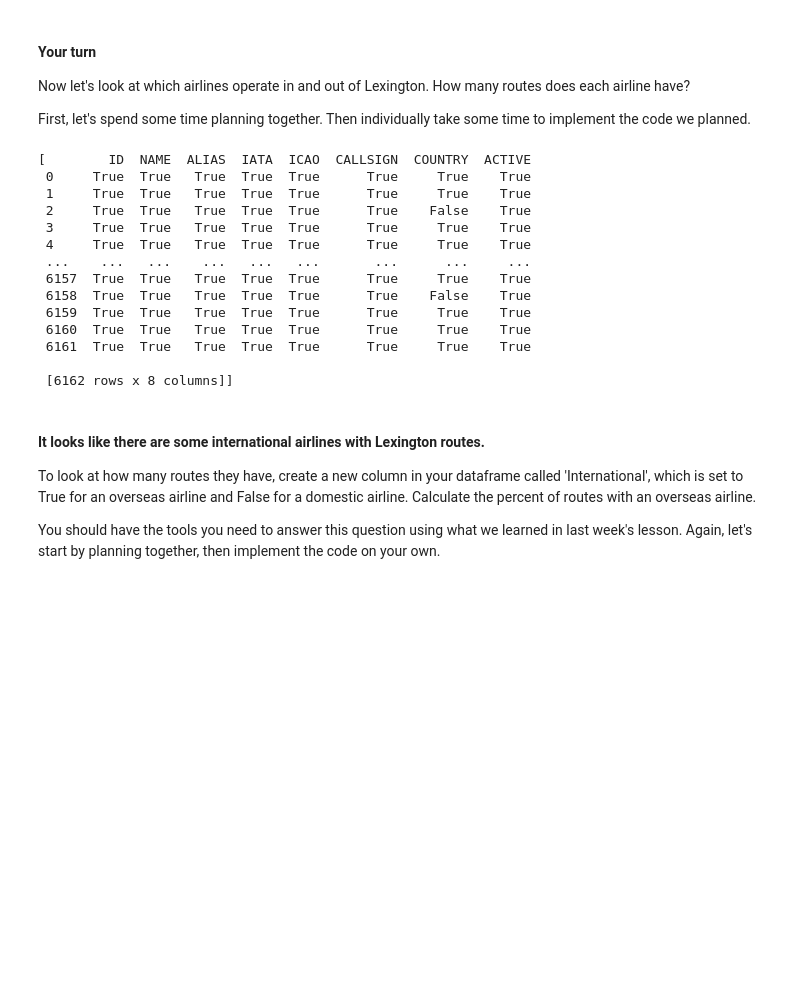
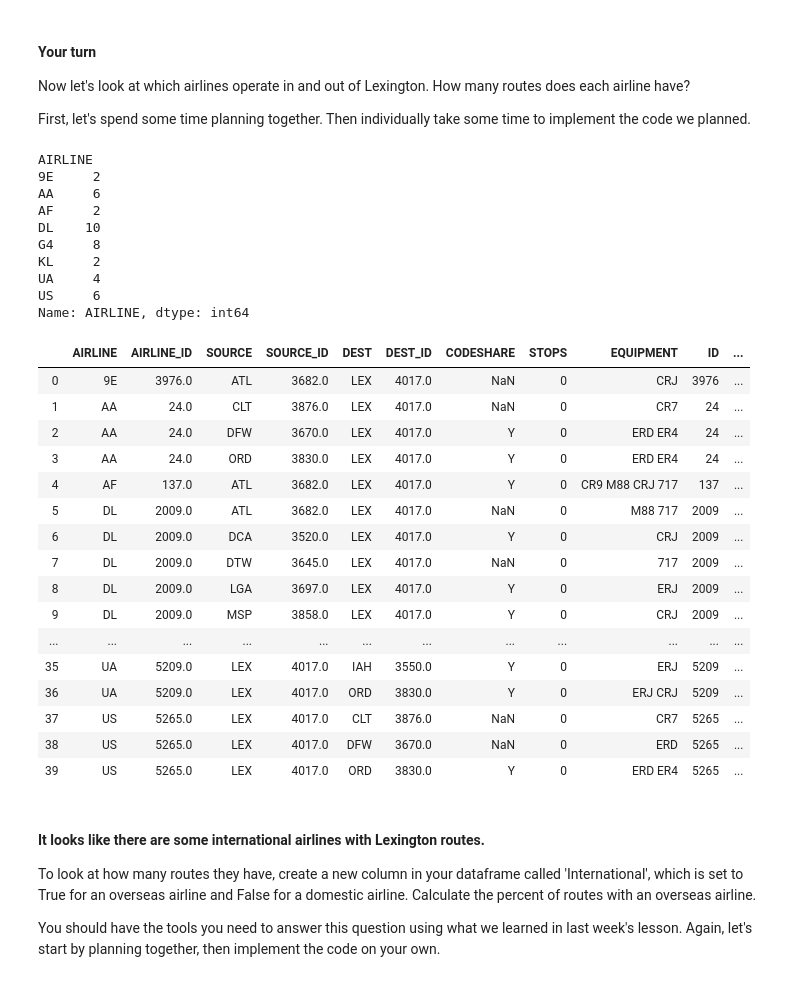
Before and after one commit to abs8090/ce599, a Jupyter notebook: 07-Merging/open-flights-tutorial.ipynb, the cells around one changed output. Saved outputs shown, nothing was run; the diff lists cells and outputs as text; code cells hidden in the pictures; blank space fills up the shorter version.

```diff
--- a/07-Merging/open-flights-tutorial.ipynb
+++ b/07-Merging/open-flights-tutorial.ipynb
@@ -365,28 +365,50 @@ Now let's look at which airlines operate in and out of Lexington.  How many rout
 
 First, let's spend some time planning together.  Then individually take some time to implement the code we planned.
 # %%
-# to_lex = routes[routes['DEST']=='LEX']
-# from_lex = routes[routes['SOURCE']=='FUN']
-# lex_routes = pd.concat([to_lex, from_lex])
-
-# routes['AIRLINE'].groupby(routes['AIRLINE']).count()
+to_lex = routes[routes['DEST']=='LEX']
+from_lex = routes[routes['SOURCE']=='LEX']
+lex_routes = pd.concat([to_lex, from_lex])
 lex_routes['AIRLINE'].groupby(routes['AIRLINE']).count()
-[airlines != 'United States']
 # %% [output]
-[        ID  NAME  ALIAS  IATA  ICAO  CALLSIGN  COUNTRY  ACTIVE
- 0     True  True   True  True  True      True     True    True
- 1     True  True   True  True  True      True     True    True
- 2     True  True   True  True  True      True    False    True
- 3     True  True   True  True  True      True     True    True
- 4     True  True   True  True  True      True     True    True
- ...    ...   ...    ...   ...   ...       ...      ...     ...
- 6157  True  True   True  True  True      True     True    True
- 6158  True  True   True  True  True      True    False    True
- 6159  True  True   True  True  True      True     True    True
- 6160  True  True   True  True  True      True     True    True
- 6161  True  True   True  True  True      True     True    True
-
- [6162 rows x 8 columns]]
+AIRLINE
+9E     2
+AA     6
+AF     2
+DL    10
+G4     8
+KL     2
+UA     4
+US     6
+Name: AIRLINE, dtype: int64
+# %%
+lex_routes
+international_airlines = pd.merge(lex_routes, airlines, left_on='AIRLINE', right_on='IATA', how='left')
+international_airlines.insert(16, 'international', True)
+for i, row in international_airlines.iterrows():
+    if row['COUNTRY'] == 'United States':
+        international_airlines.iloc[i,16] = True
+    else:
+        international_airlines.iloc[i,16] = False
+
+international_airlines
+# %% [output]
+|  | AIRLINE | AIRLINE_ID | SOURCE | SOURCE_ID | DEST | DEST_ID | CODESHARE | STOPS | EQUIPMENT | ID | ... |
+| 0 | 9E | 3976.0 | ATL | 3682.0 | LEX | 4017.0 | NaN | 0 | CRJ | 3976 | ... |
+| 1 | AA | 24.0 | CLT | 3876.0 | LEX | 4017.0 | NaN | 0 | CR7 | 24 | ... |
+| 2 | AA | 24.0 | DFW | 3670.0 | LEX | 4017.0 | Y | 0 | ERD ER4 | 24 | ... |
+| 3 | AA | 24.0 | ORD | 3830.0 | LEX | 4017.0 | Y | 0 | ERD ER4 | 24 | ... |
+| 4 | AF | 137.0 | ATL | 3682.0 | LEX | 4017.0 | Y | 0 | CR9 M88 CRJ 717 | 137 | ... |
+| 5 | DL | 2009.0 | ATL | 3682.0 | LEX | 4017.0 | NaN | 0 | M88 717 | 2009 | ... |
+| 6 | DL | 2009.0 | DCA | 3520.0 | LEX | 4017.0 | Y | 0 | CRJ | 2009 | ... |
+| 7 | DL | 2009.0 | DTW | 3645.0 | LEX | 4017.0 | NaN | 0 | 717 | 2009 | ... |
+| 8 | DL | 2009.0 | LGA | 3697.0 | LEX | 4017.0 | Y | 0 | ERJ | 2009 | ... |
+| 9 | DL | 2009.0 | MSP | 3858.0 | LEX | 4017.0 | Y | 0 | CRJ | 2009 | ... |
+| ... | ... | ... | ... | ... | ... | ... | ... | ... | ... | ... | ... |
+| 35 | UA | 5209.0 | LEX | 4017.0 | IAH | 3550.0 | Y | 0 | ERJ | 5209 | ... |
+| 36 | UA | 5209.0 | LEX | 4017.0 | ORD | 3830.0 | Y | 0 | ERJ CRJ | 5209 | ... |
+| 37 | US | 5265.0 | LEX | 4017.0 | CLT | 3876.0 | NaN | 0 | CR7 | 5265 | ... |
+| 38 | US | 5265.0 | LEX | 4017.0 | DFW | 3670.0 | NaN | 0 | ERD | 5265 | ... |
+| 39 | US | 5265.0 | LEX | 4017.0 | ORD | 3830.0 | Y | 0 | ERD ER4 | 5265 | ... |
 # %% [markdown]
 #### It looks like there are some international airlines with Lexington routes.
 
```
Also changed, not shown: parts of 1 cell of this notebook, 2 other files.
